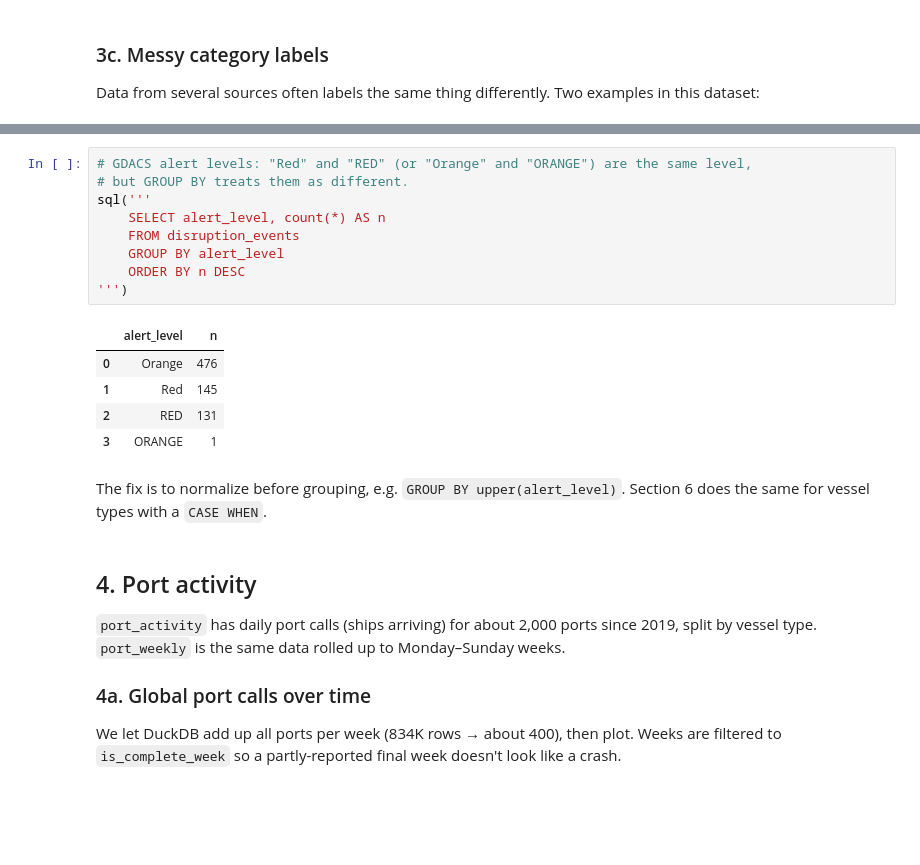
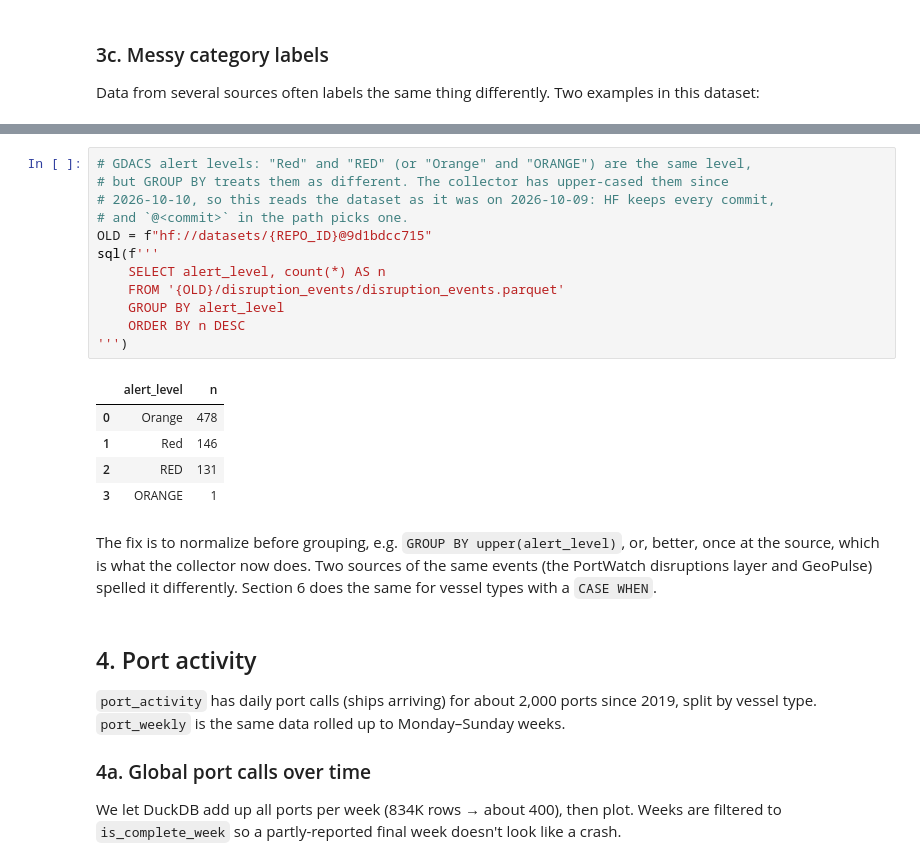
Before and after one commit to Zanderl1987/ShippingDataPipeline, a Jupyter notebook: notebooks/shipping_eda.ipynb, the cells around one changed output, grey strips where cells are left out. Cells and saved outputs as stored; diff of their text form; blank space fills up the shorter version.

```diff
--- a/notebooks/shipping_eda.ipynb
+++ b/notebooks/shipping_eda.ipynb
@@ -469,20 +469,24 @@ sql("SELECT vessel_type, count(*) AS n FROM ais_positions GROUP BY vessel_type O
 # %%
 # GDACS alert levels: "Red" and "RED" (or "Orange" and "ORANGE") are the same level,
-# but GROUP BY treats them as different.
-sql('''
+# but GROUP BY treats them as different. The collector has upper-cased them since
+# 2026-10-10, so this reads the dataset as it was on 2026-10-09: HF keeps every commit,
+# and `@<commit>` in the path picks one.
+OLD = f"hf://datasets/{REPO_ID}@9d1bdcc715"
+sql(f'''
     SELECT alert_level, count(*) AS n
-    FROM disruption_events
+    FROM '{OLD}/disruption_events/disruption_events.parquet'
     GROUP BY alert_level
     ORDER BY n DESC
 ''')
 # %% [output]
 |  | alert_level | n |
-| 0 | Orange | 476 |
-| 1 | Red | 145 |
+| 0 | Orange | 478 |
+| 1 | Red | 146 |
 | 2 | RED | 131 |
 | 3 | ORANGE | 1 |
 # %% [markdown]
-The fix is to normalize before grouping, e.g. `GROUP BY upper(alert_level)`. Section 6 does the same for
+The fix is to normalize before grouping, e.g. `GROUP BY upper(alert_level)`, or, better, once at the source,
+which is what the collector now does. Two sources of the same events (the PortWatch disruptions layer and GeoPulse) spelled it differently. Section 6 does the same for
 vessel types with a `CASE WHEN`.
 # %% [markdown]
 ## 4. Port activity
```
Also changed, not shown: parts of 21 cells of this notebook.
